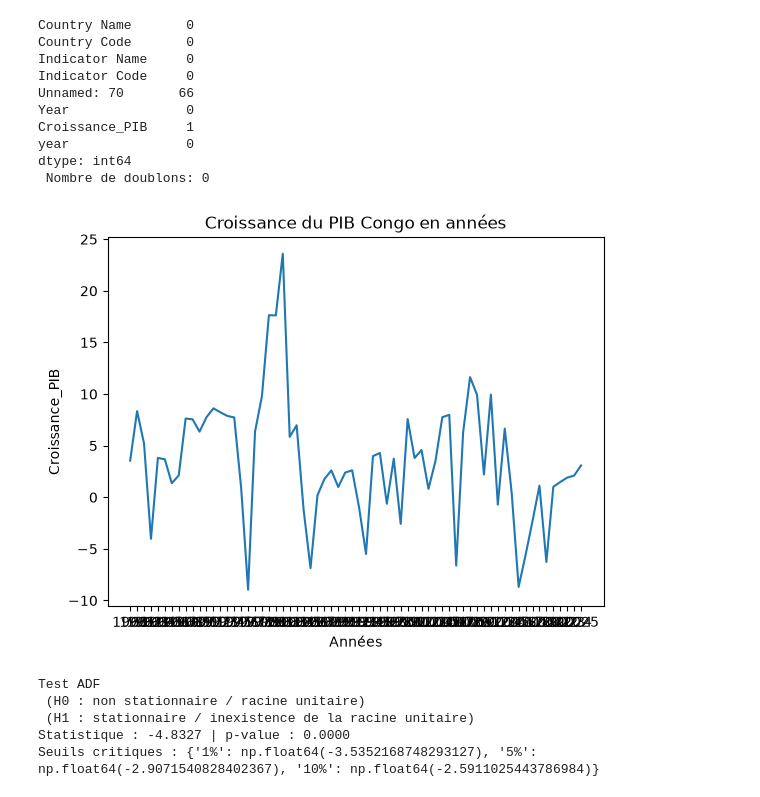
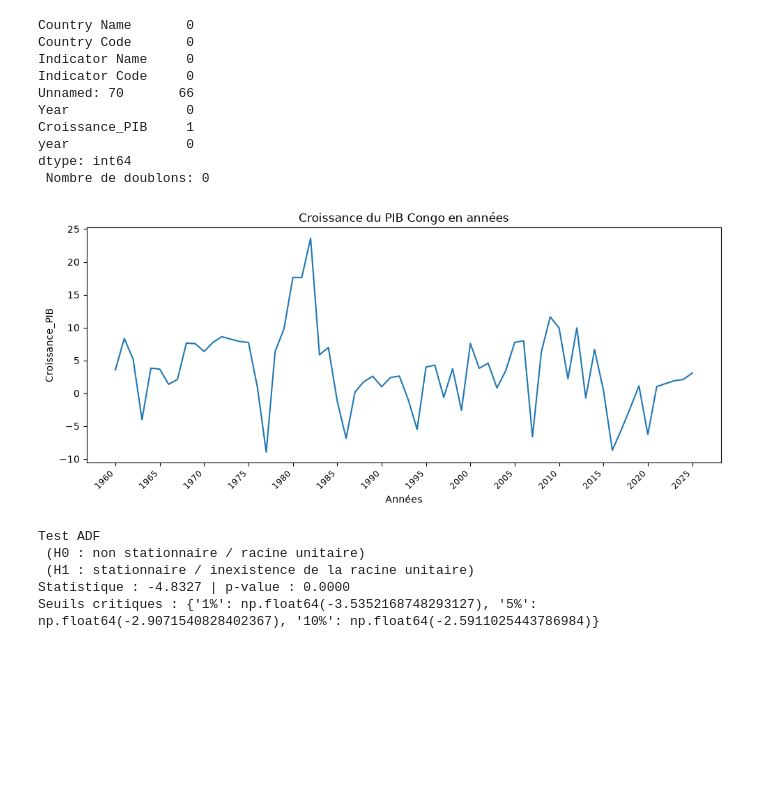
Before and after one commit to GiversyMALONGA242/PROJET_ML_CROISSANCE_PIB-ANNUEL-_CONGO, a Jupyter notebook: notebook_and_script/ML_PIB_COG.ipynb, the cells around one changed output. Saved outputs shown, nothing was run; the diff lists cells and outputs as text; code cells hidden in the pictures; blank space fills up the shorter version.

```diff
--- a/notebook_and_script/ML_PIB_COG.ipynb
+++ b/notebook_and_script/ML_PIB_COG.ipynb
@@ -92,15 +92,18 @@ data_cog.to_csv("data_cog.csv")
 # %%
 # Verification de la statiionnarité visuellement
 x = data_cog["Year"]
 Y = data_cog["Croissance_PIB"]
 
-plt.plot(x,Y)
+plt.figure(figsize=(10, 4.5))
+plt.plot(x, Y)
+plt.xticks(x[::5], rotation=45, ha="right", fontsize=8.5)  # affiche 1 année sur 5 pour éviter le chevauchement
 plt.xlabel("Années")
 plt.ylabel("Croissance_PIB")
-plt.title('Croissance du PIB Congo en années')
+plt.title("Croissance du PIB Congo en années")
+plt.tight_layout()
 plt.show()
 # %% [output]
-[figure, old version]
+[figure, new version]
 # %%
 #Test de stationnarité avec par ADF
 adf_stat, adf_p, _, _, crit_adf, _ = adfuller(Y, autolag="AIC")
```
